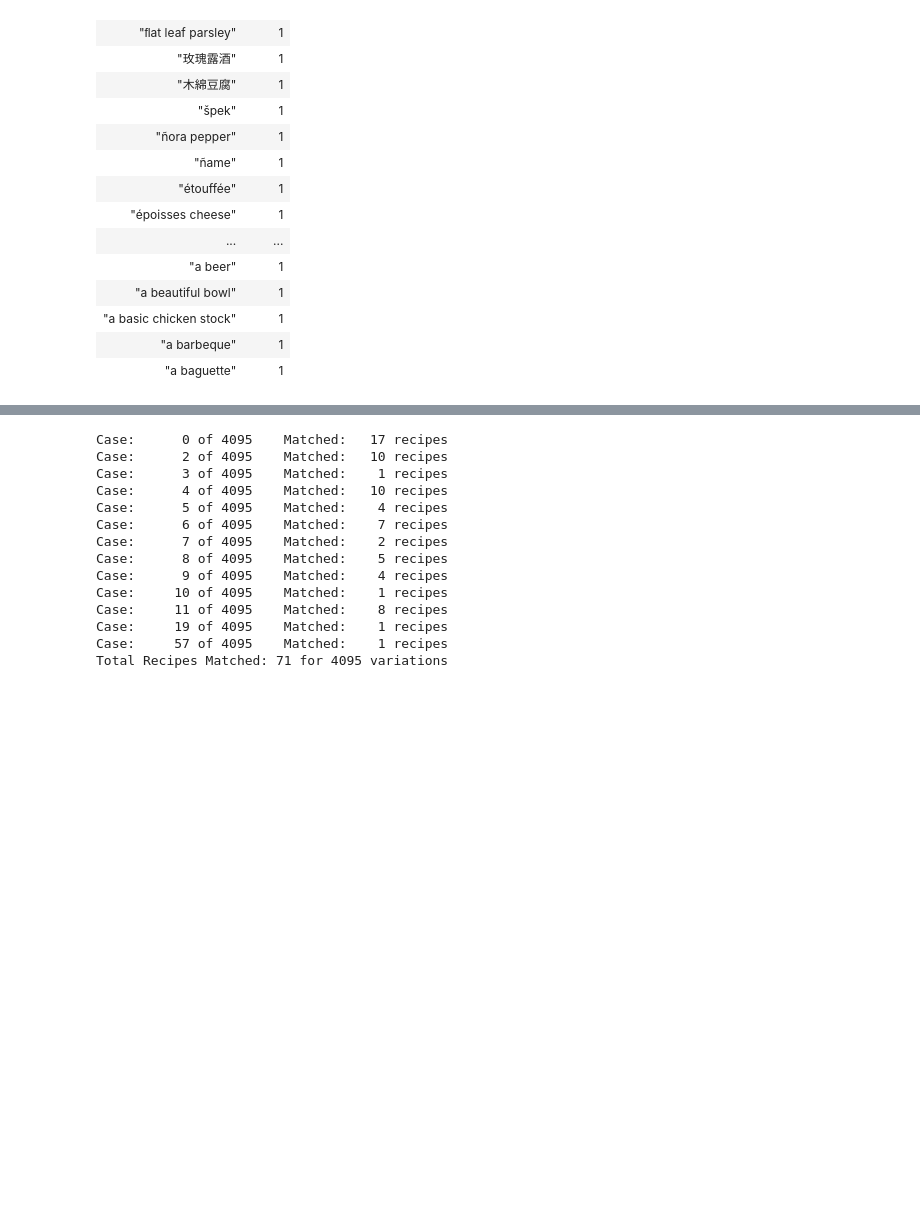
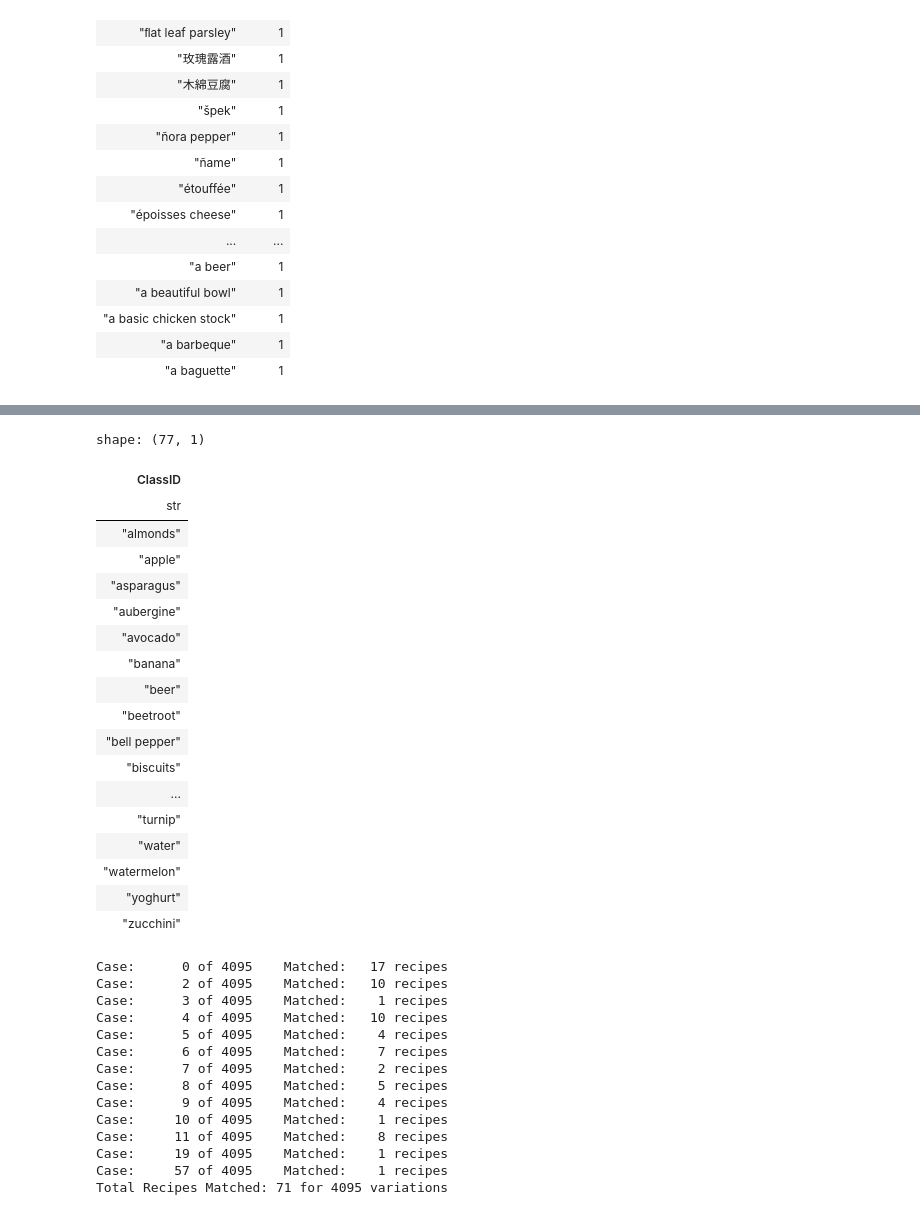
Before and after one commit to teddy661/gotmeals, a Jupyter notebook: EDA/RecipeNLG_ed_EDA.ipynb, the cells around one changed output, grey strips where cells are left out. Saved outputs shown, nothing was run; the diff lists cells and outputs as text; code cells hidden in the pictures; blank space fills up the shorter version.

```diff
--- a/EDA/RecipeNLG_ed_EDA.ipynb
+++ b/EDA/RecipeNLG_ed_EDA.ipynb
@@ -165,3 +165,28 @@ Matched Ingredients:  77
+# %%
+common_ingredients_df = pl.DataFrame(common_ingredients)
+common_ingredients_df = common_ingredients_df.rename({"column_0": "ClassID"})
+common_ingredients_df.write_parquet("common_ingredients.parquet")
+common_ingredients_df
+# %% [output]
+shape: (77, 1)
+| ClassID |
+| str |
+| "almonds" |
+| "apple" |
+| "asparagus" |
+| "aubergine" |
+| "avocado" |
+| "banana" |
+| "beer" |
+| "beetroot" |
+| "bell pepper" |
+| "biscuits" |
+| ... |
+| "turnip" |
+| "water" |
+| "watermelon" |
+| "yoghurt" |
+| "zucchini" |
 # %%
 sample_common_ingredients = random.sample(common_ingredients, 12)
 variations = list(powerset(sample_common_ingredients))
```
Also changed, not shown: parts of 3 cells of this notebook.
